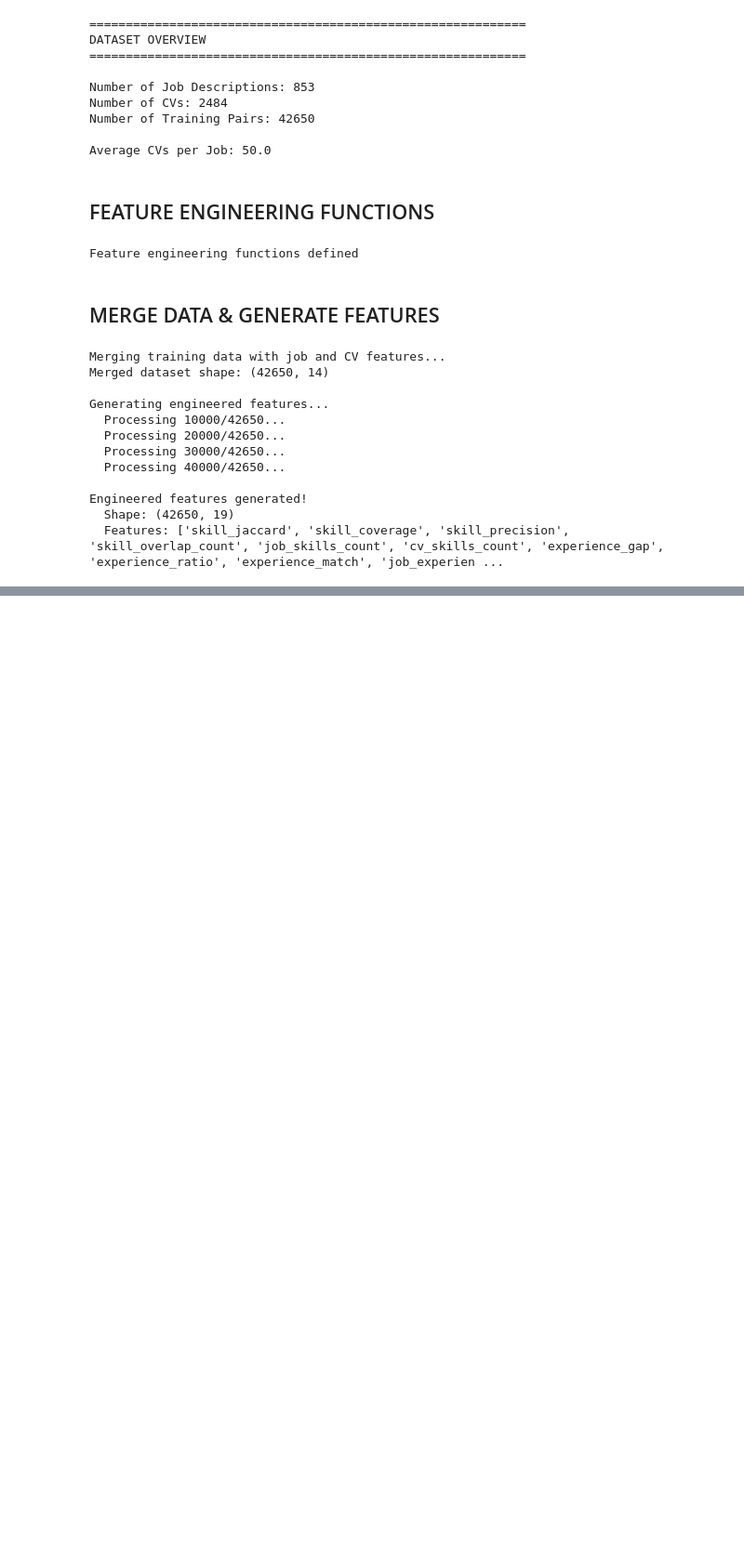
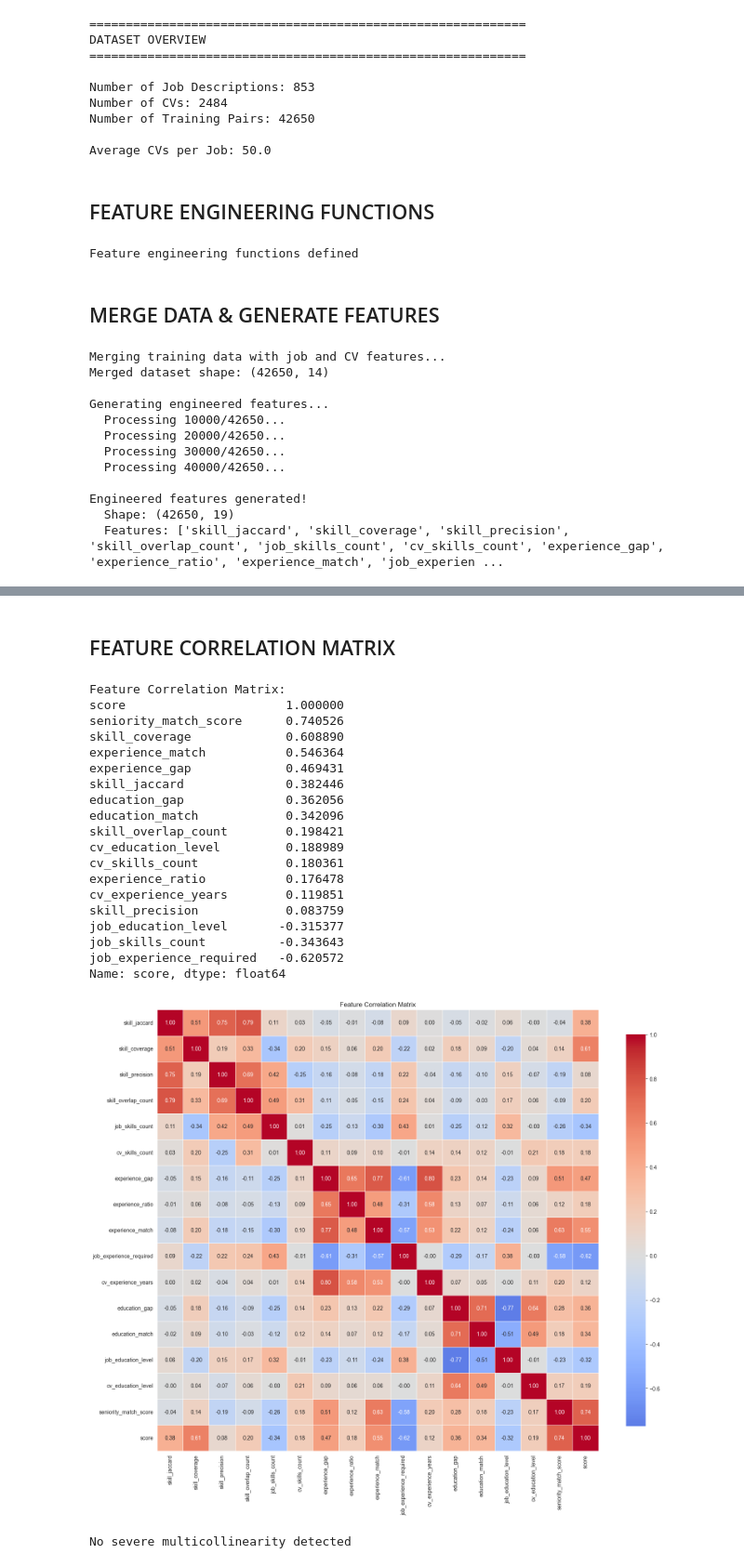
Before and after one commit to NguyenHungCuongg/Smart-Recruit, a Jupyter notebook: ml/dataset/notebooks/02_feature_engineering.ipynb, the cells around one changed output, grey strips where cells are left out. Shown at 93% size. Drawn from its saved outputs; the diff is of its cells as text; code cells hidden in the pictures; blank space fills up the shorter version.

```diff
--- a/ml/dataset/notebooks/02_feature_engineering.ipynb
+++ b/ml/dataset/notebooks/02_feature_engineering.ipynb
@@ -234,0 +337,53 @@ Engineered features generated!
+# %% [markdown]
+## FEATURE CORRELATION MATRIX
+# %%
+corr_matrix = engineered_df[feature_cols + ['score']].corr()
+
+print("Feature Correlation Matrix:")
+print(corr_matrix['score'].sort_values(ascending=False))
+
+plt.figure(figsize=(16, 14))
+sns.heatmap(corr_matrix, annot=True, fmt='.2f', cmap='coolwarm', center=0,
+            square=True, linewidths=0.5, cbar_kws={"shrink": 0.8})
+plt.title('Feature Correlation Matrix')
+plt.tight_layout()
+plt.show()
+
+high_corr_pairs = []
+for i in range(len(corr_matrix.columns)):
+    for j in range(i+1, len(corr_matrix.columns)):
+        if abs(corr_matrix.iloc[i, j]) > 0.8:
+            high_corr_pairs.append({
+                'feature_1': corr_matrix.columns[i],
+                'feature_2': corr_matrix.columns[j],
+                'correlation': corr_matrix.iloc[i, j]
+            })
+
+if high_corr_pairs:
+    print("\n⚠️  High multicollinearity detected (|r| > 0.8):")
+    for pair in high_corr_pairs:
+        print(f"  {pair['feature_1']} <-> {pair['feature_2']}: {pair['correlation']:.3f}")
+else:
+    print("\nNo severe multicollinearity detected")
+# %% [output]
+Feature Correlation Matrix:
+score                      1.000000
+seniority_match_score      0.740526
+skill_coverage             0.608890
+experience_match           0.546364
+experience_gap             0.469431
+skill_jaccard              0.382446
+education_gap              0.362056
+education_match            0.342096
+skill_overlap_count        0.198421
+cv_education_level         0.188989
+cv_skills_count            0.180361
+experience_ratio           0.176478
+cv_experience_years        0.119851
+skill_precision            0.083759
+job_education_level       -0.315377
+job_skills_count          -0.343643
+job_experience_required   -0.620572
+Name: score, dtype: float64
+[figure, added]
+No severe multicollinearity detected
```
Also changed, not shown: parts of 6 cells of this notebook.
